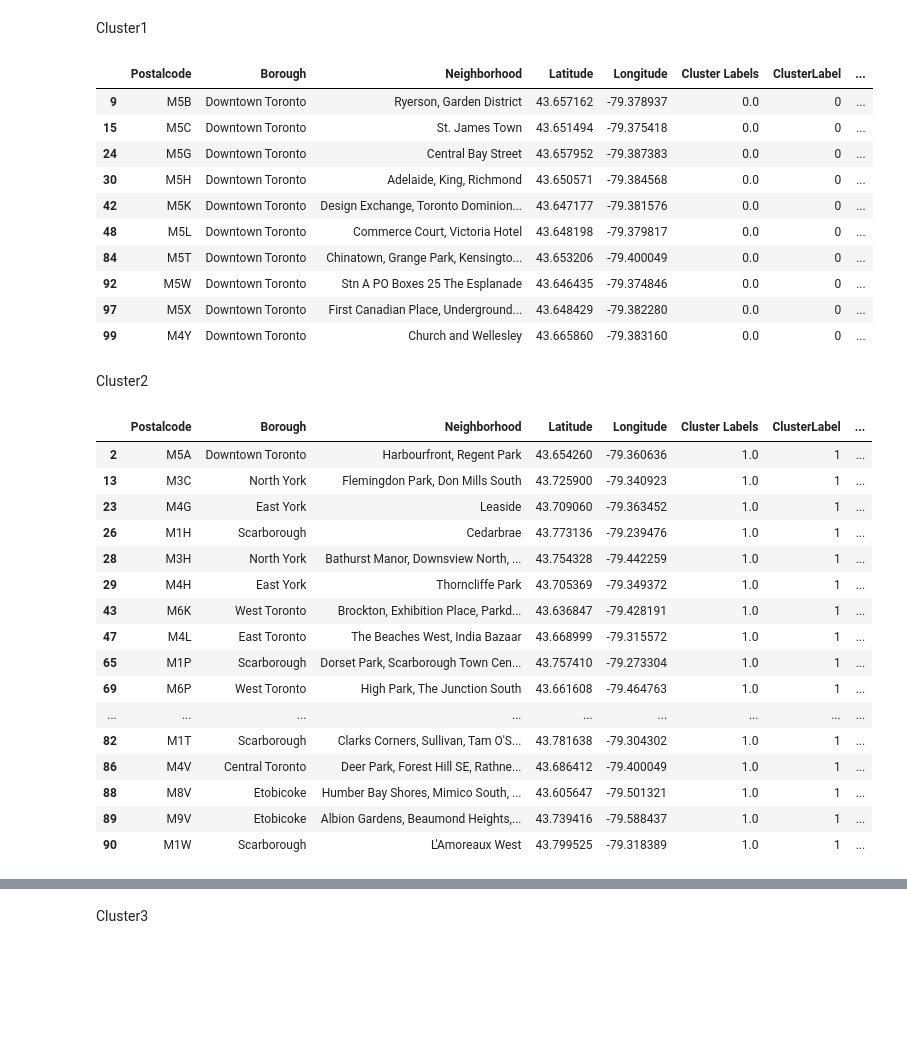
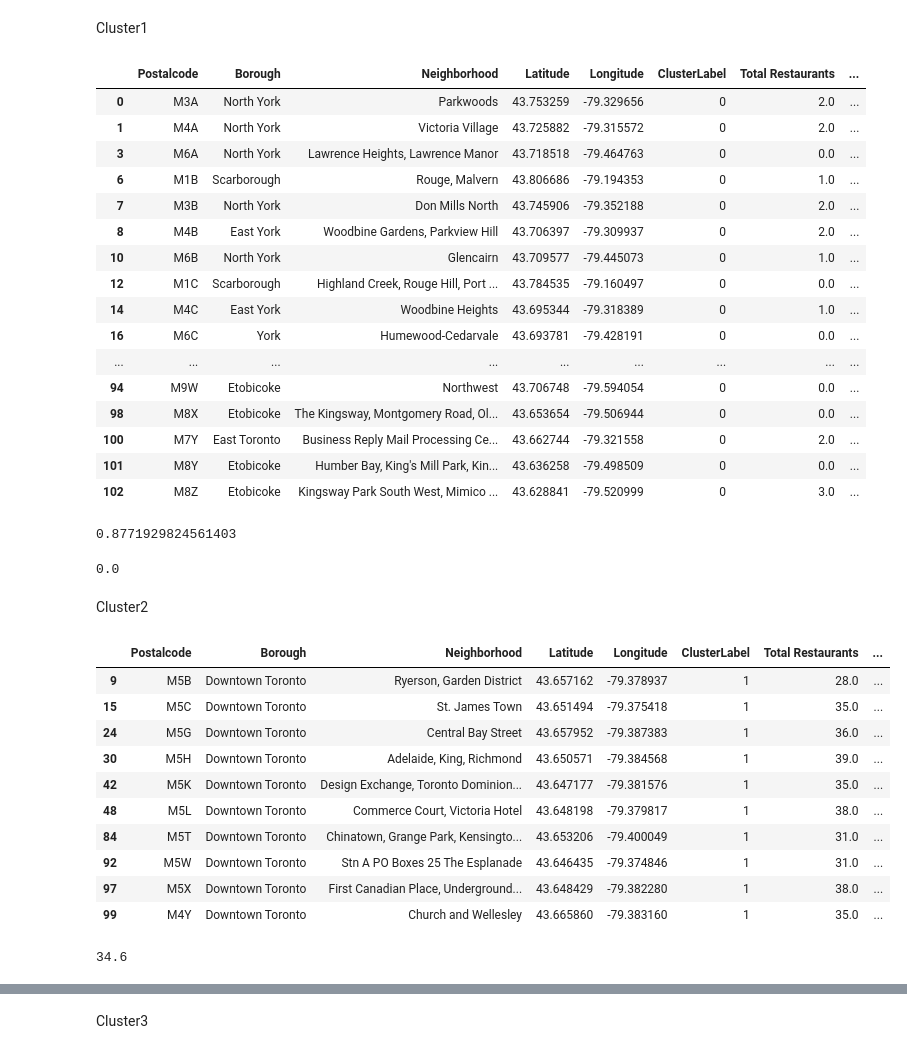
Before and after one commit to weerapeng/Coursera_Captone, a Jupyter notebook: OpenThaiRestuarant.ipynb, the cells around one changed output, grey strips where cells are left out. Cells and saved outputs as stored; diff of their text form; code cells hidden in the pictures; blank space fills up the shorter version.

```diff
--- a/OpenThaiRestuarant.ipynb
+++ b/OpenThaiRestuarant.ipynb
@@ -454,7 +471,7 @@ array([0, 3, 3, 1, 3, 1, 3, 2, 2, 3, 3, 1, 3, 3, 3, 2, 3, 1, 1, 0, 0, 3,
 Let's create a new dataframe that includes the cluster
 # %%
 # add clustering labels
-
+df_restaurants.insert(0,'ClusterLabel', kmeans.labels_)
 
 toronto_merged = df_toronto
 
@@ -521,38 +538,55 @@ map_clusters
 # %% [markdown]
 Cluster1
 # %%
-toronto_merged.loc[toronto_merged['ClusterLabel'] == 0]
+cluster1=toronto_merged.loc[toronto_merged['ClusterLabel'] == 0]
+cluster1
 # %% [output]
-|  | Postalcode | Borough | Neighborhood | Latitude | Longitude | Cluster Labels | ClusterLabel | ... |
-| 9 | M5B | Downtown Toronto | Ryerson, Garden District | 43.657162 | -79.378937 | 0.0 | 0 | ... |
-| 15 | M5C | Downtown Toronto | St. James Town | 43.651494 | -79.375418 | 0.0 | 0 | ... |
-| 24 | M5G | Downtown Toronto | Central Bay Street | 43.657952 | -79.387383 | 0.0 | 0 | ... |
-| 30 | M5H | Downtown Toronto | Adelaide, King, Richmond | 43.650571 | -79.384568 | 0.0 | 0 | ... |
-| 42 | M5K | Downtown Toronto | Design Exchange, Toronto Dominion... | 43.647177 | -79.381576 | 0.0 | 0 | ... |
-| 48 | M5L | Downtown Toronto | Commerce Court, Victoria Hotel | 43.648198 | -79.379817 | 0.0 | 0 | ... |
-| 84 | M5T | Downtown Toronto | Chinatown, Grange Park, Kensingto... | 43.653206 | -79.400049 | 0.0 | 0 | ... |
-| 92 | M5W | Downtown Toronto | Stn A PO Boxes 25 The Esplanade | 43.646435 | -79.374846 | 0.0 | 0 | ... |
-| 97 | M5X | Downtown Toronto | First Canadian Place, Underground... | 43.648429 | -79.382280 | 0.0 | 0 | ... |
-| 99 | M4Y | Downtown Toronto | Church and Wellesley | 43.665860 | -79.383160 | 0.0 | 0 | ... |
+|  | Postalcode | Borough | Neighborhood | Latitude | Longitude | ClusterLabel | Total Restaurants | ... |
+| 0 | M3A | North York | Parkwoods | 43.753259 | -79.329656 | 0 | 2.0 | ... |
+| 1 | M4A | North York | Victoria Village | 43.725882 | -79.315572 | 0 | 2.0 | ... |
+| 3 | M6A | North York | Lawrence Heights, Lawrence Manor | 43.718518 | -79.464763 | 0 | 0.0 | ... |
+| 6 | M1B | Scarborough | Rouge, Malvern | 43.806686 | -79.194353 | 0 | 1.0 | ... |
+| 7 | M3B | North York | Don Mills North | 43.745906 | -79.352188 | 0 | 2.0 | ... |
+| 8 | M4B | East York | Woodbine Gardens, Parkview Hill | 43.706397 | -79.309937 | 0 | 2.0 | ... |
+| 10 | M6B | North York | Glencairn | 43.709577 | -79.445073 | 0 | 1.0 | ... |
+| 12 | M1C | Scarborough | Highland Creek, Rouge Hill, Port ... | 43.784535 | -79.160497 | 0 | 0.0 | ... |
+| 14 | M4C | East York | Woodbine Heights | 43.695344 | -79.318389 | 0 | 1.0 | ... |
+| 16 | M6C | York | Humewood-Cedarvale | 43.693781 | -79.428191 | 0 | 0.0 | ... |
+| ... | ... | ... | ... | ... | ... | ... | ... | ... |
+| 94 | M9W | Etobicoke | Northwest | 43.706748 | -79.594054 | 0 | 0.0 | ... |
+| 98 | M8X | Etobicoke | The Kingsway, Montgomery Road, Ol... | 43.653654 | -79.506944 | 0 | 0.0 | ... |
+| 100 | M7Y | East Toronto | Business Reply Mail Processing Ce... | 43.662744 | -79.321558 | 0 | 2.0 | ... |
+| 101 | M8Y | Etobicoke | Humber Bay, King's Mill Park, Kin... | 43.636258 | -79.498509 | 0 | 0.0 | ... |
+| 102 | M8Z | Etobicoke | Kingsway Park South West, Mimico ... | 43.628841 | -79.520999 | 0 | 3.0 | ... |
+# %%
+#calculate the mean of number of Total Restaurants
+cluster1.loc[:,"Total Restaurants"].mean()
+# %% [output]
+0.8771929824561403
+# %%
+#calculate the mean of number of Thai Restaurants
+cluster1.loc[:,"Thai Restaurants"].mean()
+# %% [output]
+0.0
 # %% [markdown]
 Cluster2
 # %%
-toronto_merged.loc[toronto_merged['ClusterLabel'] == 1]
+cluster2=toronto_merged.loc[toronto_merged['ClusterLabel'] == 1]
+cluster2
 # %% [output]
-|  | Postalcode | Borough | Neighborhood | Latitude | Longitude | Cluster Labels | ClusterLabel | ... |
-| 2 | M5A | Downtown Toronto | Harbourfront, Regent Park | 43.654260 | -79.360636 | 1.0 | 1 | ... |
-| 13 | M3C | North York | Flemingdon Park, Don Mills South | 43.725900 | -79.340923 | 1.0 | 1 | ... |
-| 23 | M4G | East York | Leaside | 43.709060 | -79.363452 | 1.0 | 1 | ... |
-| 26 | M1H | Scarborough | Cedarbrae | 43.773136 | -79.239476 | 1.0 | 1 | ... |
-| 28 | M3H | North York | Bathurst Manor, Downsview North, ... | 43.754328 | -79.442259 | 1.0 | 1 | ... |
-| 29 | M4H | East York | Thorncliffe Park | 43.705369 | -79.349372 | 1.0 | 1 | ... |
-| 43 | M6K | West Toronto | Brockton, Exhibition Place, Parkd... | 43.636847 | -79.428191 | 1.0 | 1 | ... |
-| 47 | M4L | East Toronto | The Beaches West, India Bazaar | 43.668999 | -79.315572 | 1.0 | 1 | ... |
-| 65 | M1P | Scarborough | Dorset Park, Scarborough Town Cen... | 43.757410 | -79.273304 | 1.0 | 1 | ... |
-| 69 | M6P | West Toronto | High Park, The Junction South | 43.661608 | -79.464763 | 1.0 | 1 | ... |
-| ... | ... | ... | ... | ... | ... | ... | ... | ... |
-| 82 | M1T | Scarborough | Clarks Corners, Sullivan, Tam O'S... | 43.781638 | -79.304302 | 1.0 | 1 | ... |
-| 86 | M4V | Central Toronto | Deer Park, Forest Hill SE, Rathne... | 43.686412 | -79.400049 | 1.0 | 1 | ... |
-| 88 | M8V | Etobicoke | Humber Bay Shores, Mimico South, ... | 43.605647 | -79.501321 | 1.0 | 1 | ... |
-| 89 | M9V | Etobicoke | Albion Gardens, Beaumond Heights,... | 43.739416 | -79.588437 | 1.0 | 1 | ... |
-| 90 | M1W | Scarborough | L'Amoreaux West | 43.799525 | -79.318389 | 1.0 | 1 | ... |
+|  | Postalcode | Borough | Neighborhood | Latitude | Longitude | ClusterLabel | Total Restaurants | ... |
+| 9 | M5B | Downtown Toronto | Ryerson, Garden District | 43.657162 | -79.378937 | 1 | 28.0 | ... |
+| 15 | M5C | Downtown Toronto | St. James Town | 43.651494 | -79.375418 | 1 | 35.0 | ... |
+| 24 | M5G | Downtown Toronto | Central Bay Street | 43.657952 | -79.387383 | 1 | 36.0 | ... |
+| 30 | M5H | Downtown Toronto | Adelaide, King, Richmond | 43.650571 | -79.384568 | 1 | 39.0 | ... |
+| 42 | M5K | Downtown Toronto | Design Exchange, Toronto Dominion... | 43.647177 | -79.381576 | 1 | 35.0 | ... |
+| 48 | M5L | Downtown Toronto | Commerce Court, Victoria Hotel | 43.648198 | -79.379817 | 1 | 38.0 | ... |
+| 84 | M5T | Downtown Toronto | Chinatown, Grange Park, Kensingto... | 43.653206 | -79.400049 | 1 | 31.0 | ... |
+| 92 | M5W | Downtown Toronto | Stn A PO Boxes 25 The Esplanade | 43.646435 | -79.374846 | 1 | 31.0 | ... |
+| 97 | M5X | Downtown Toronto | First Canadian Place, Underground... | 43.648429 | -79.382280 | 1 | 38.0 | ... |
+| 99 | M4Y | Downtown Toronto | Church and Wellesley | 43.665860 | -79.383160 | 1 | 35.0 | ... |
+# %%
+#calculate the mean of number of Total Restaurants
+cluster2.loc[:,"Total Restaurants"].mean()
+# %% [output]
+34.6
```
Also changed, not shown: parts of 25 cells of this notebook.
